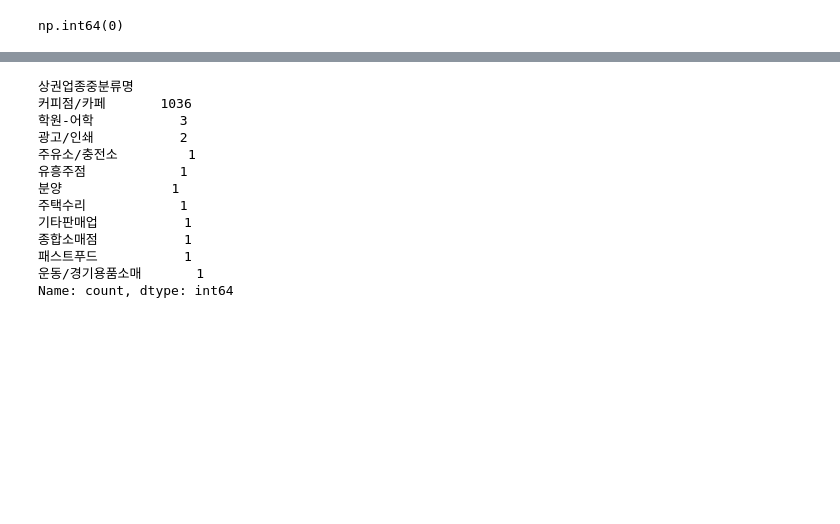
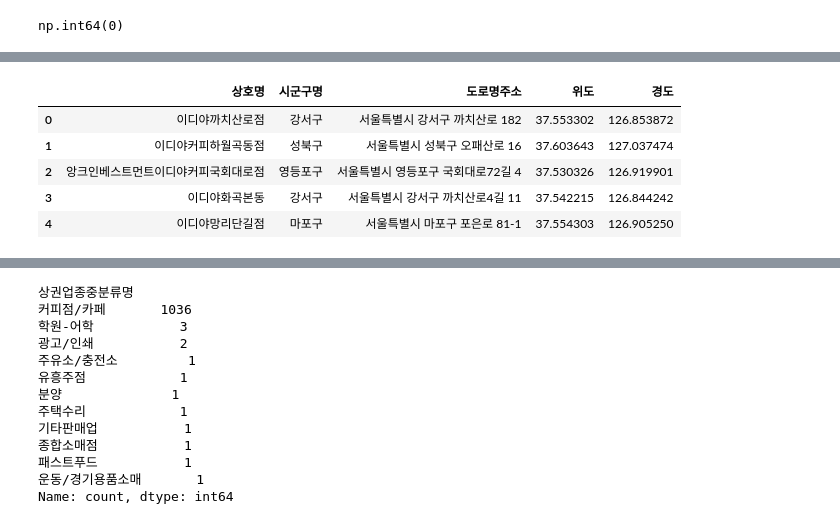
Before and after one commit to hugoMGSung/works-need-it-data-analysis, a Jupyter notebook: study_bigdata/day06/스타벅스_이디야_매장_분석.ipynb, the cells around one changed output, grey strips where cells are left out. Cells and saved outputs as stored; diff of their text form; code cells hidden in the pictures; blank space fills up the shorter version.

```diff
--- a/study_bigdata/day06/스타벅스_이디야_매장_분석.ipynb
+++ b/study_bigdata/day06/스타벅스_이디야_매장_분석.ipynb
@@ -199,0 +226,11 @@ df_cafe[["상호명_소문자", "브랜드명"]].tail()
+# %%
+df_ediya = df_cafe[['상호명', '시군구명', '도로명주소', '위도', '경도']]
+# %%
+df_ediya.head()
+# %% [output]
+|  | 상호명 | 시군구명 | 도로명주소 | 위도 | 경도 |
+| 0 | 이디야까치산로점 | 강서구 | 서울특별시 강서구 까치산로 182 | 37.553302 | 126.853872 |
+| 1 | 이디야커피하월곡동점 | 성북구 | 서울특별시 성북구 오패산로 16 | 37.603643 | 127.037474 |
+| 2 | 앙크인베스트먼트이디야커피국회대로점 | 영등포구 | 서울특별시 영등포구 국회대로72길 4 | 37.530326 | 126.919901 |
+| 3 | 이디야화곡본동 | 강서구 | 서울특별시 강서구 까치산로4길 11 | 37.542215 | 126.844242 |
+| 4 | 이디야망리단길점 | 마포구 | 서울특별시 마포구 포은로 81-1 | 37.554303 | 126.905250 |
```
Also changed, not shown: parts of 28 cells of this notebook, 4 other files.
